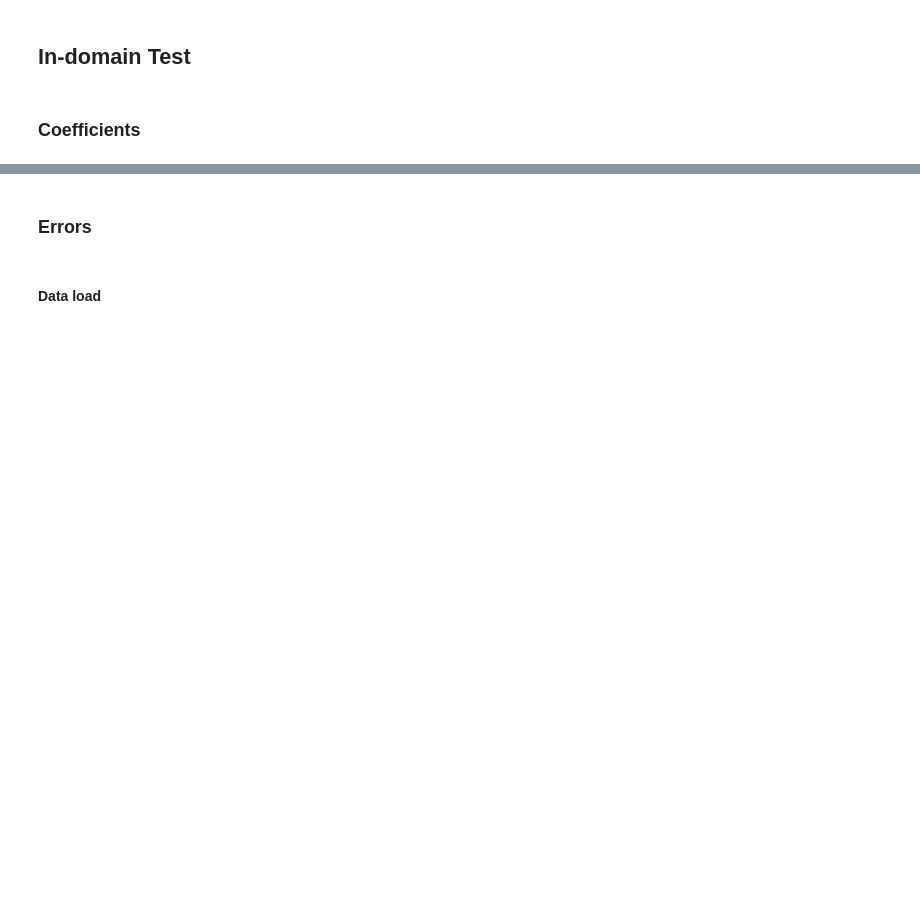
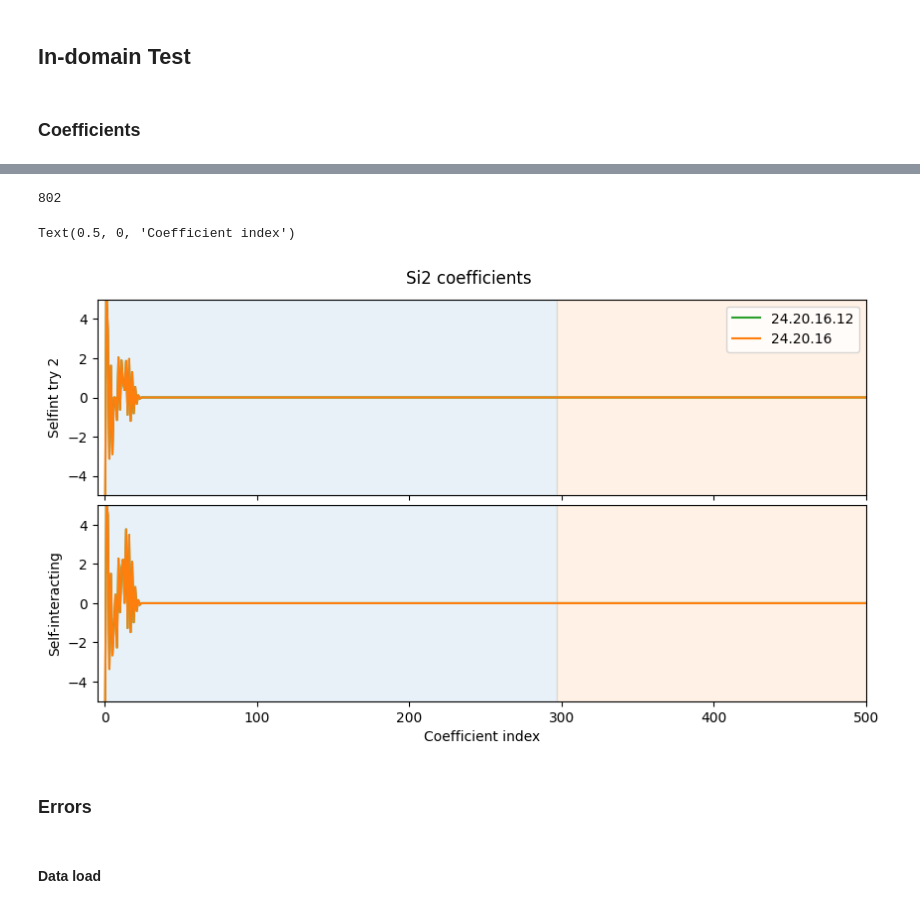
Before and after one commit to apolmiguel/aceconverge2025, a Jupyter notebook: plots_response.ipynb, the cells around one changed output, grey strips where cells are left out. Saved outputs shown, nothing was run; the diff lists cells and outputs as text; code cells hidden in the pictures; blank space fills up the shorter version.

```diff
--- a/plots_response.ipynb
+++ b/plots_response.ipynb
@@ -641,3 +648,34 @@ Text(0.5, 0, 'Coefficient index')
+# %%
+len(coeffs_bin[1])
+# %% [output]
+802
+# %%
+maindir = 'acejulia/Tr1k_n/'
+basis_tags = ['24.20', '24.20.16', '24.20.16.12']
+coeffs_bin = []
+
+for i,basis in enumerate(basis_tags):
+    coeffs_bin.append(np.loadtxt(maindir + basis + '/ecost10.0/Si2_train_coeffs.dat'))
+
+f,ax = plt.subplots(2,1, figsize=(10,5), dpi=100, sharex=True)
+f.subplots_adjust(top=0.92, hspace=0.05); f.suptitle(f'{dset} coefficients')
+ax[0].set_ylabel('Selfint try 2'); ax[1].set_ylabel('Self-interacting')
+ax[0].plot(coeffs_bin[2], label='24.20.16.12', color='C2')
+ax[0].plot(coeffs_bin[1], label='24.20.16', color='C1')
+ax[0].plot(coeffs_bin[0], label='24.20', color='C0')
+ax[1].plot(coeffs[dset][2], label='24.20.16.12', color='C2')
+ax[1].plot(coeffs[dset][1], label='24.20.16', color='C1')
+ax[1].plot(coeffs[dset][0], label='24.20', color='C0')
+for axes in ax:
+    axes.axvspan(0, 297, color='C0', alpha=0.1)
+    axes.axvspan(297, 802, color='C1', alpha=0.1)
+    axes.axvspan(802, 929, color='C2', alpha=0.1)
+    axes.set_xlim(-5,500); axes.set_ylim(-5,5)
+ax[0].legend()
+ax[1].set_xlabel('Coefficient index')
+# %% [output]
+Text(0.5, 0, 'Coefficient index')
+[figure, added]
 # %% [markdown]
 ### Errors
 # %% [markdown]
```
Also changed, not shown: parts of 5 cells of this notebook, 15 other files.
